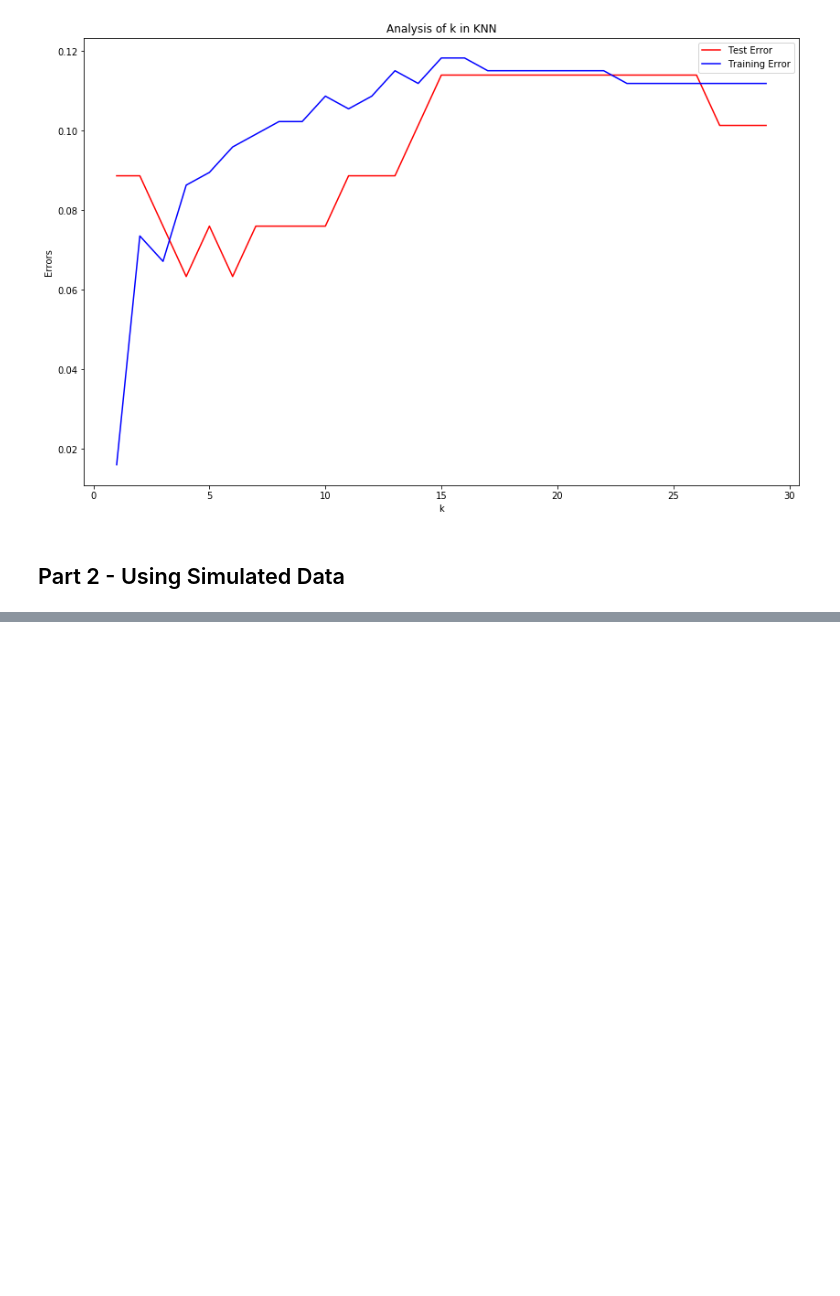
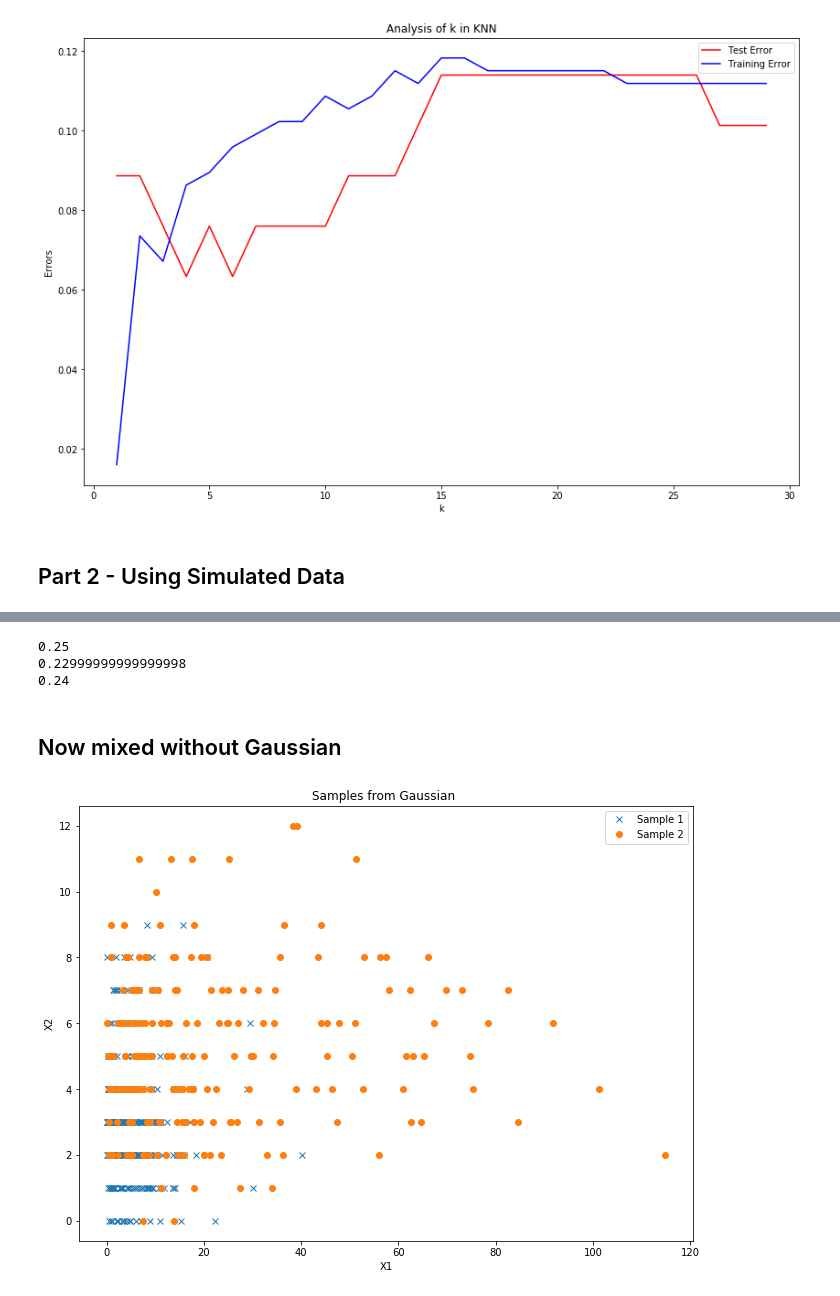
Before and after one commit to hkindbom/SF2935-Statistical-Learning, a Jupyter notebook: Project 1/Project1.ipynb, the cells around one changed output, grey strips where cells are left out. Drawn from its saved outputs; the diff is of its cells as text; code cells hidden in the pictures; blank space fills up the shorter version.

```diff
--- a/Project 1/Project1.ipynb
+++ b/Project 1/Project1.ipynb
@@ -239,0 +307,35 @@ train_df_generated_.head()
+# %%
+test_size = 0.2
+get_test_error_sampling(mixed_tot_df, test_size)
+# %% [output]
+0.25
+0.22999999999999998
+0.24
+# %% [markdown]
+## Now mixed without Gaussian
+# %%
+#Sampe from Poisson and exponential
+
+#Poisson
+mu = 3
+mu_ = 5
+X2 = np.random.poisson(mu, M)
+X2_ = np.random.poisson(mu_, N-M)
+
+#Exponential
+beta = 6
+beta_ = 20
+X1 = np.random.exponential(beta, M)
+X1_ = np.random.exponential(beta_, N-M)
+
+
+plt.figure(figsize=(11, 8))
+plt.plot(X1, X2, 'x',label = "Sample 1")
+plt.plot(X1_, X2_, 'o',label = "Sample 2")
+plt.legend(loc="upper right")
+plt.title("Samples from Gaussian ")
+plt.ylabel('X2')
+plt.xlabel('X1')
+plt.show()
+# %% [output]
+[figure, added]
```
Also changed, not shown: parts of 13 cells of this notebook.
